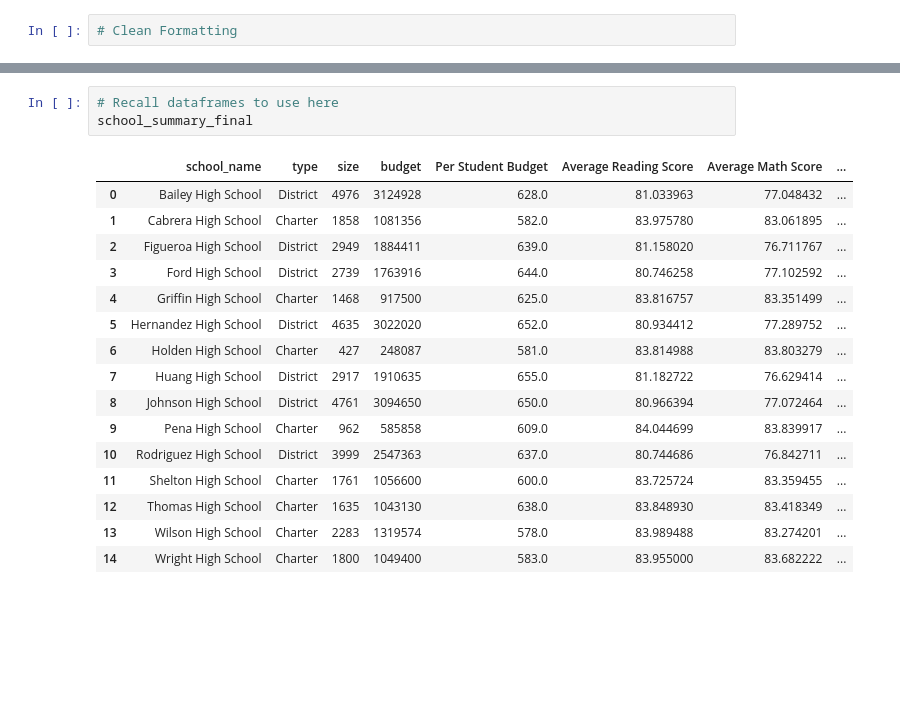
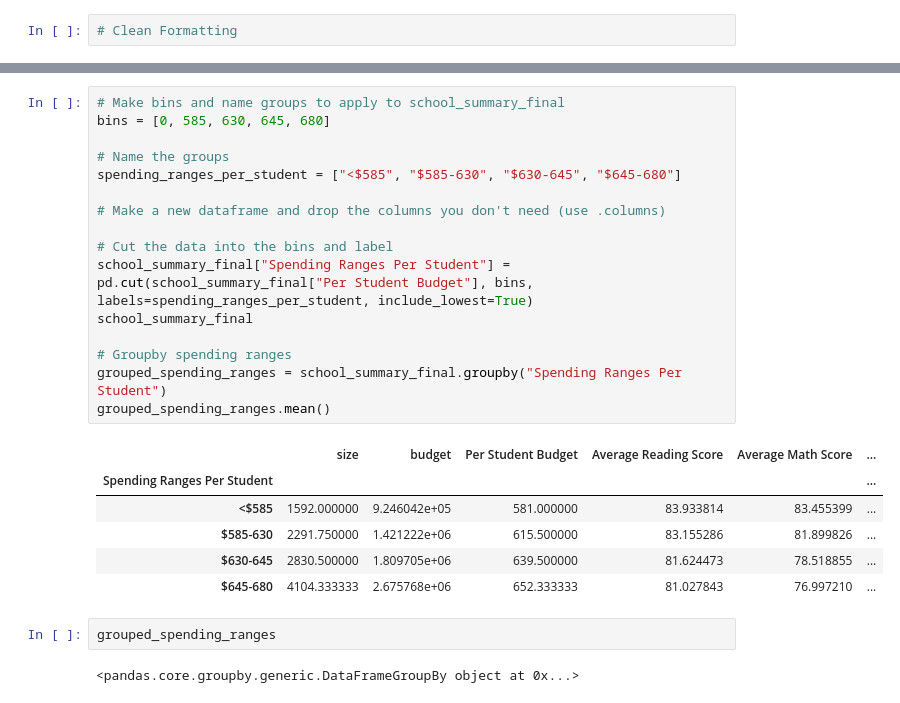
Before and after one commit to mel-c-lowe/Pandas_Challenge, a Jupyter notebook: PyCity_Schools.ipynb, the cells around one changed output, grey strips where cells are left out. Drawn from its saved outputs; the diff is of its cells as text; blank space fills up the shorter version.

```diff
--- a/PyCity_Schools.ipynb
+++ b/PyCity_Schools.ipynb
@@ -546,20 +525,27 @@ reading_math_df
-# %%
-# Recall dataframes to use here
-school_summary_final
-# %% [output]
-|  | school_name | type | size | budget | Per Student Budget | Average Reading Score | Average Math Score | ... |
-| 0 | Bailey High School | District | 4976 | 3124928 | 628.0 | 81.033963 | 77.048432 | ... |
-| 1 | Cabrera High School | Charter | 1858 | 1081356 | 582.0 | 83.975780 | 83.061895 | ... |
-| 2 | Figueroa High School | District | 2949 | 1884411 | 639.0 | 81.158020 | 76.711767 | ... |
-| 3 | Ford High School | District | 2739 | 1763916 | 644.0 | 80.746258 | 77.102592 | ... |
-| 4 | Griffin High School | Charter | 1468 | 917500 | 625.0 | 83.816757 | 83.351499 | ... |
-| 5 | Hernandez High School | District | 4635 | 3022020 | 652.0 | 80.934412 | 77.289752 | ... |
-| 6 | Holden High School | Charter | 427 | 248087 | 581.0 | 83.814988 | 83.803279 | ... |
-| 7 | Huang High School | District | 2917 | 1910635 | 655.0 | 81.182722 | 76.629414 | ... |
-| 8 | Johnson High School | District | 4761 | 3094650 | 650.0 | 80.966394 | 77.072464 | ... |
-| 9 | Pena High School | Charter | 962 | 585858 | 609.0 | 84.044699 | 83.839917 | ... |
-| 10 | Rodriguez High School | District | 3999 | 2547363 | 637.0 | 80.744686 | 76.842711 | ... |
-| 11 | Shelton High School | Charter | 1761 | 1056600 | 600.0 | 83.725724 | 83.359455 | ... |
-| 12 | Thomas High School | Charter | 1635 | 1043130 | 638.0 | 83.848930 | 83.418349 | ... |
-| 13 | Wilson High School | Charter | 2283 | 1319574 | 578.0 | 83.989488 | 83.274201 | ... |
-| 14 | Wright High School | Charter | 1800 | 1049400 | 583.0 | 83.955000 | 83.682222 | ... |
+# %%
+# Make bins and name groups to apply to school_summary_final
+bins = [0, 585, 630, 645, 680]
+
+# Name the groups
+spending_ranges_per_student = ["<$585", "$585-630", "$630-645", "$645-680"]
+
+# Make a new dataframe and drop the columns you don't need (use .columns)
+
+# Cut the data into the bins and label
+school_summary_final["Spending Ranges Per Student"] = pd.cut(school_summary_final["Per Student Budget"], bins, labels=spending_ranges_per_student, include_lowest=True)
+school_summary_final
+
+# Groupby spending ranges
+grouped_spending_ranges = school_summary_final.groupby("Spending Ranges Per Student")
+grouped_spending_ranges.mean()
+# %% [output]
+|  | size | budget | Per Student Budget | Average Reading Score | Average Math Score | ... |
+| Spending Ranges Per Student |  |  |  |  |  | ... |
+| <$585 | 1592.000000 | 9.246042e+05 | 581.000000 | 83.933814 | 83.455399 | ... |
+| $585-630 | 2291.750000 | 1.421222e+06 | 615.500000 | 83.155286 | 81.899826 | ... |
+| $630-645 | 2830.500000 | 1.809705e+06 | 639.500000 | 81.624473 | 78.518855 | ... |
+| $645-680 | 4104.333333 | 2.675768e+06 | 652.333333 | 81.027843 | 76.997210 | ... |
+# %%
+grouped_spending_ranges
+# %% [output]
+<pandas.core.groupby.generic.DataFrameGroupBy object at 0x...>
```
Also changed, not shown: parts of 6 cells of this notebook, 1 other file.
